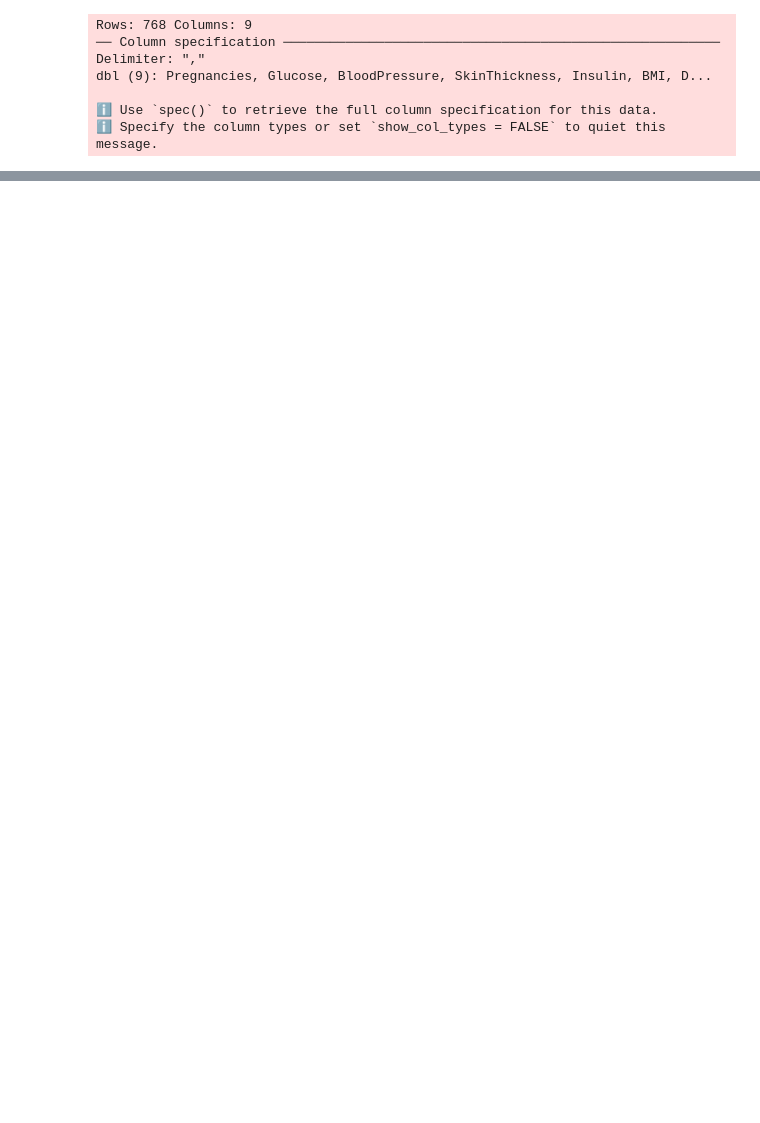
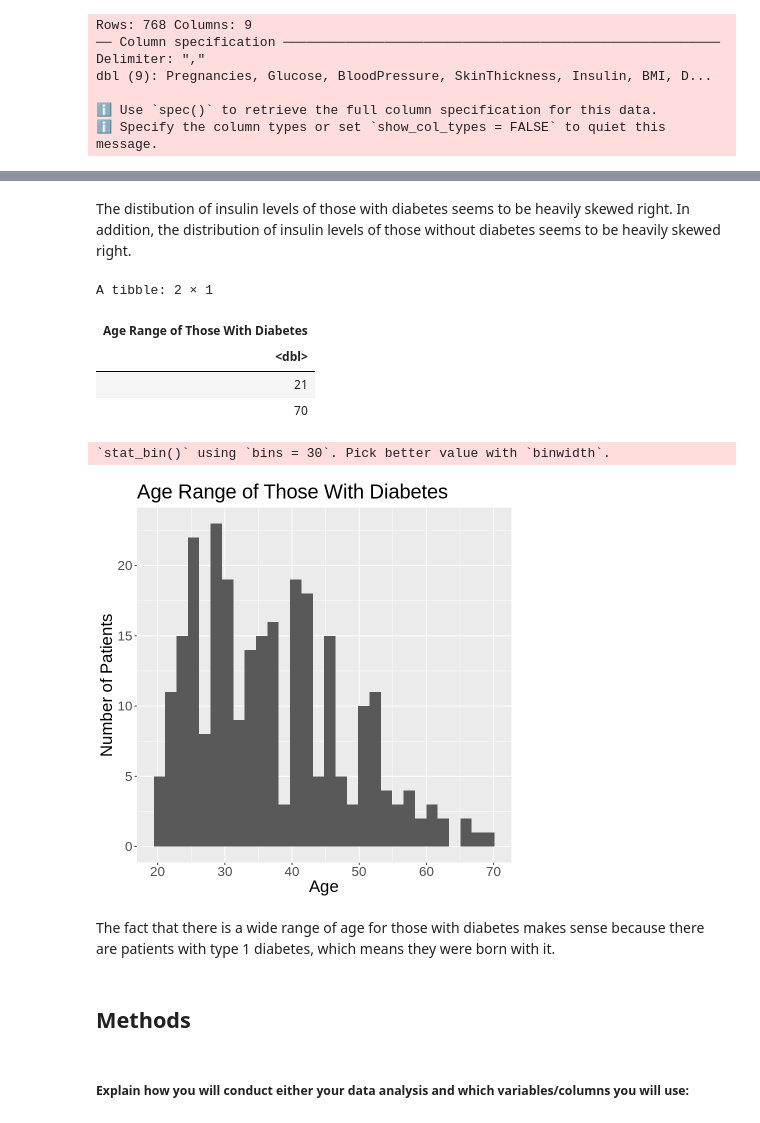
Before and after one commit to ArmanM101/Diabetes-Prediction-Model, a Jupyter notebook: Diabetes Proposal.ipynb, the cells around one changed output, grey strips where cells are left out. Cells and saved outputs as stored; diff of their text form; code cells hidden in the pictures; blank space fills up the shorter version.

```diff
--- a/Diabetes Proposal.ipynb
+++ b/Diabetes Proposal.ipynb
@@ -58,0 +86,31 @@ plot
+# %% [markdown]
+The distibution of insulin levels of those with diabetes seems to be heavily skewed right. In addition, the distribution of insulin levels of those without diabetes seems to be heavily skewed right.
+# %%
+Age_summarized <- diabetes_mutant |>
+filter(Outcome == 1) |>
+summarize("Age Range of Those With Diabetes" = range(Age))
+Age_summarized
+
+Age_visulized <- diabetes_mutant |>
+select(Age, Outcome) |>
+filter(Outcome == 1) |>
+ggplot(aes(x = Age)) +
+geom_histogram() +
+labs(x = "Age", y = "Number of Patients", title = "Age Range of Those With Diabetes") +
+theme(text = element_text(size = 20)) +
+stat_bin(bins = 30)
+Age_visulized
+# %% [output]
+A tibble: 2 × 1
+| Age Range of Those With Diabetes |
+| <dbl> |
+| 21 |
+| 70 |
+`stat_bin()` using `bins = 30`. Pick better value with `binwidth`.
+[figure, added]
+# %% [markdown]
+The fact that there is a wide range of age for those with diabetes makes sense because there are patients with type 1 diabetes, which means they were born with it.
+# %% [markdown]
+## Methods
+# %% [markdown]
+##### Explain how you will conduct either your data analysis and which variables/columns you will use:
```
Also changed, not shown: parts of 12 cells of this notebook.
